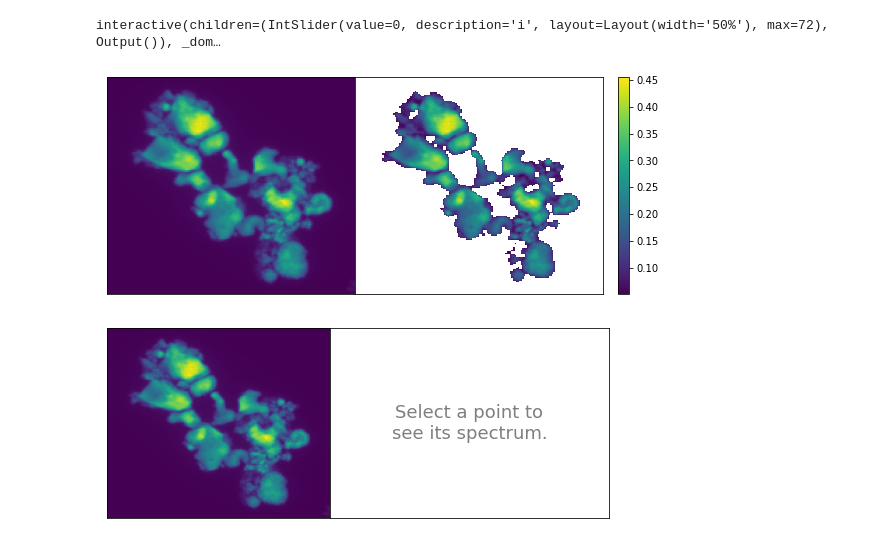
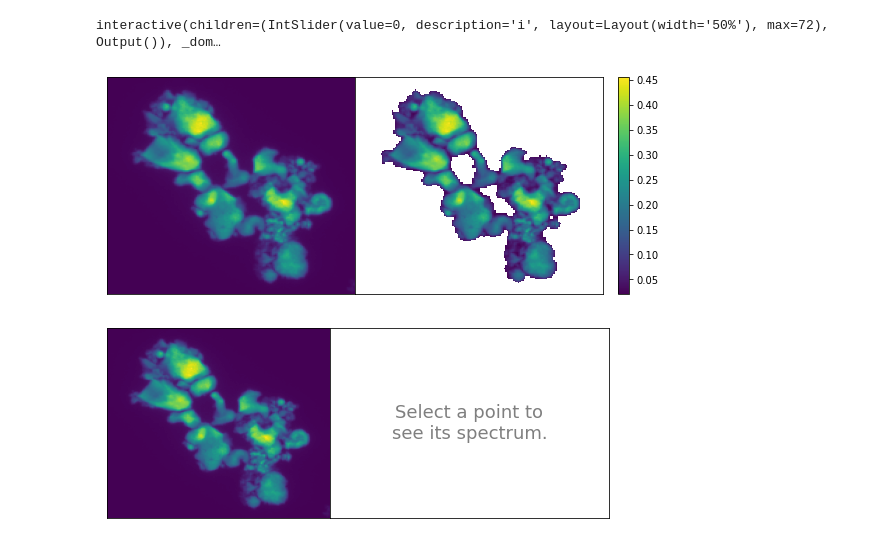
Before and after one commit to stetef/nano-XANES-microscopy-of-Fe, a Jupyter notebook: Visualization.ipynb, the cells around one changed output. Drawn from its saved outputs; the diff is of its cells as text; code cells hidden in the pictures.

```diff
--- a/Visualization.ipynb
+++ b/Visualization.ipynb
@@ -87,32 +91,32 @@ def add_point_label(pickable, data, ax):
 # %%
 data = Fe_xanes
 
-def get_filtered_img(data, threshold=0.05, return_mask=False):
+def get_filtered_img(data, threshold=0.02, return_mask=False):
     mask = np.zeros((data.shape[0], data.shape[1], data.shape[2]))
     bool_arr = np.max(Fe_xanes, axis=0) < threshold
     mask[:, bool_arr] = 1
     filtered_img = np.ma.array(data, mask=mask)
     if return_mask:
         return filtered_img, mask
     else:
         return filtered_img
 
 fig = plt.figure(figsize=(10, 4))
 spec = fig.add_gridspec(ncols=2, width_ratios=[0.8, 1.])
 plt.subplots_adjust(wspace=0.)
 
 ax = fig.add_subplot(spec[0])
 ax.imshow(np.max(data, axis=0), extent=[0, 1, 0, 1], aspect='auto')
 ax = fig.add_subplot(spec[1])
 img = ax.imshow(np.max(get_filtered_img(data), axis=0), extent=[0, 1, 0, 1], aspect='auto')
 
 for ax in fig.get_axes():
     remove_ticks(ax)
 
 plt.colorbar(img)
 plt.show()
 # %% [output]
-[figure, old version]
+[figure, new version]
 # %%
 %matplotlib inline
 # %%
```
Also changed, not shown: parts of 12 cells of this notebook.
